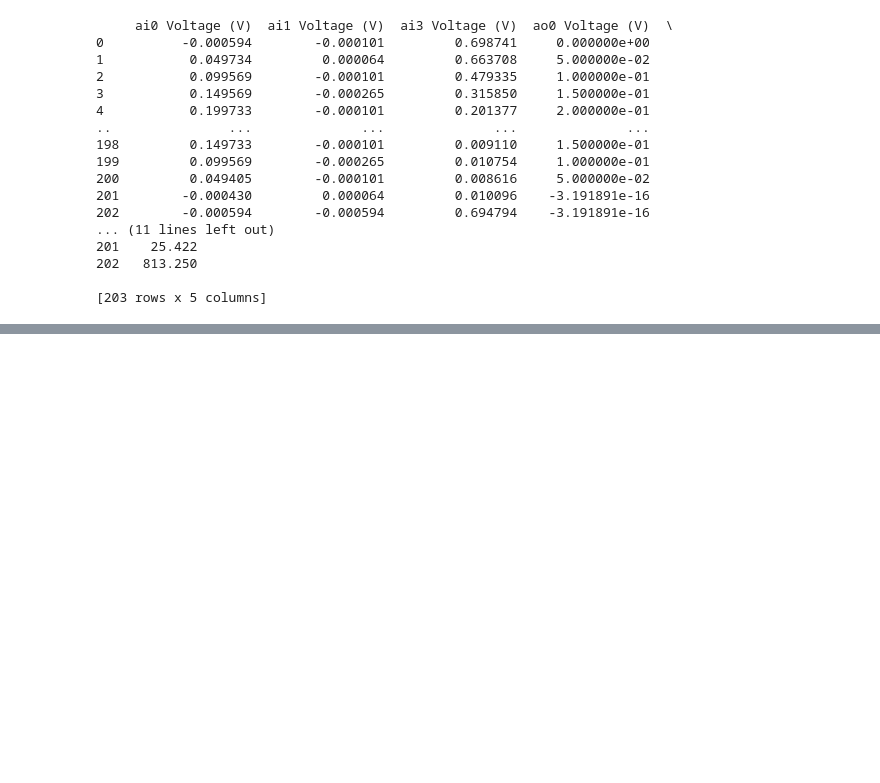
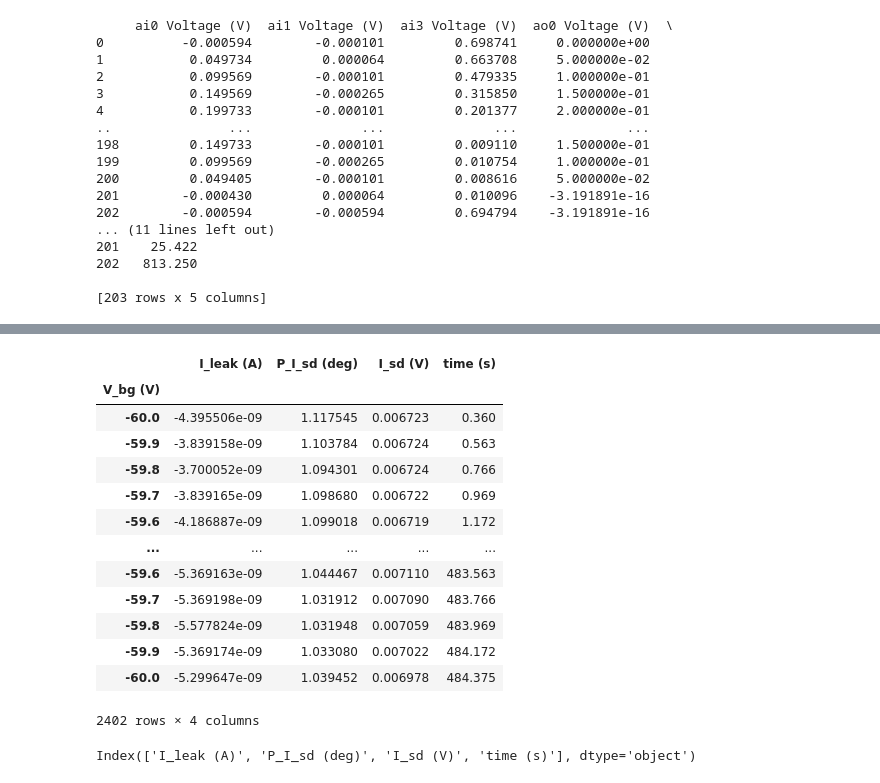
Before and after one commit to nanophys/MeasureIt, a Jupyter notebook: export_to_csv.ipynb, the cells around one changed output, grey strips where cells are left out. Drawn from its saved outputs; the diff is of its cells as text; code cells hidden in the pictures; blank space fills up the shorter version.

Commit message:
Demonstrating/testing export to csv

```diff
--- a/export_to_csv.ipynb
+++ b/export_to_csv.ipynb
@@ -286,0 +292,2 @@ export_ds.to_csv(os.environ['MeasureItHome']+'\\Databases\\new_export.csv')
+# %%
+exps = experiments()
@@ -286,0 +314,10 @@ export_ds.to_csv(os.environ['MeasureItHome']+'\\Databases\\new_export.csv')
+# %%
+d_sets = []
+for exp in exps:
+    for ds in exp.data_sets():
+        new_ds = {}
+        new_ds['run id'] = ds.run_id
+        new_ds['exp name'] = ds.exp_name
+        new_ds['sample name'] = ds.sample_name
+        new_ds['db'] = ds.path_to_db
+        d_sets.append(ds)
@@ -286,0 +344,2 @@ export_ds.to_csv(os.environ['MeasureItHome']+'\\Databases\\new_export.csv')
+# %%
+ds = d_sets[29]
@@ -286,0 +350,12 @@ export_ds.to_csv(os.environ['MeasureItHome']+'\\Databases\\new_export.csv')
+# %%
+df = ds.get_data_as_pandas_dataframe()
+export_ds = pd.DataFrame()
+for key, value in df.items():
+        export_key = find_param_label(ds, key)
+        print(key, export_key)
+        #print(value)
+        #print(type(value))
+        x_name = find_param_label(ds, value.index.name)
+        print(x_name, value.index.name)
+        value.index.name = x_name
+        export_ds[[export_key]] = value[[key]]
@@ -286,0 +386,21 @@ export_ds.to_csv(os.environ['MeasureItHome']+'\\Databases\\new_export.csv')
+# %%
+export_ds
+# %% [output]
+|  | I_leak (A) | P_I_sd (deg) | I_sd (V) | time (s) |
+| V_bg (V) |  |  |  |  |
+| -60.0 | -4.395506e-09 | 1.117545 | 0.006723 | 0.360 |
+| -59.9 | -3.839158e-09 | 1.103784 | 0.006724 | 0.563 |
+| -59.8 | -3.700052e-09 | 1.094301 | 0.006724 | 0.766 |
+| -59.7 | -3.839165e-09 | 1.098680 | 0.006722 | 0.969 |
+| -59.6 | -4.186887e-09 | 1.099018 | 0.006719 | 1.172 |
+| ... | ... | ... | ... | ... |
+| -59.6 | -5.369163e-09 | 1.044467 | 0.007110 | 483.563 |
+| -59.7 | -5.369198e-09 | 1.031912 | 0.007090 | 483.766 |
+| -59.8 | -5.577824e-09 | 1.031948 | 0.007059 | 483.969 |
+| -59.9 | -5.369174e-09 | 1.033080 | 0.007022 | 484.172 |
+| -60.0 | -5.299647e-09 | 1.039452 | 0.006978 | 484.375 |
+2402 rows × 4 columns
+# %%
+export_ds.columns
+# %% [output]
+Index(['I_leak (A)', 'P_I_sd (deg)', 'I_sd (V)', 'time (s)'], dtype='object')
```
Also changed, not shown: parts of 11 cells of this notebook.
